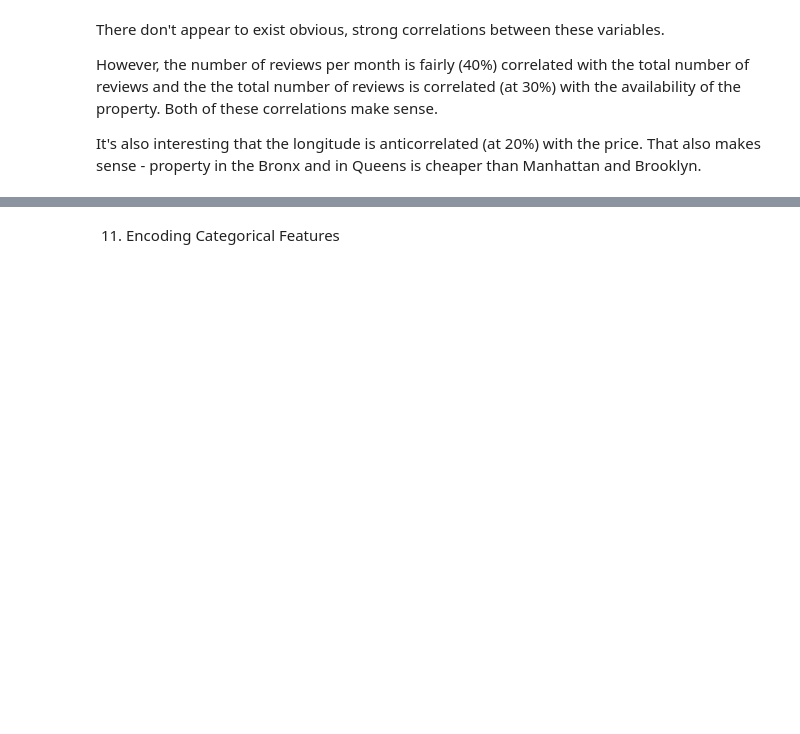
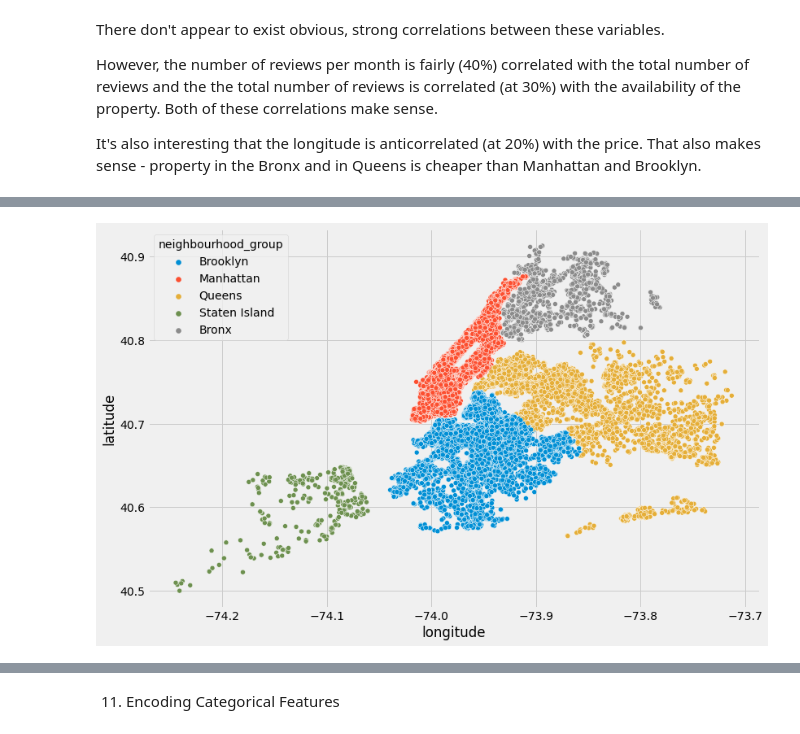
Before and after one commit to gauriverma19/NYC_AIRBNB_PRICE_PREDICTION, a Jupyter notebook: airbnb_nyc.ipynb, the cells around one changed output, grey strips where cells are left out. Drawn from its saved outputs; the diff is of its cells as text; code cells hidden in the pictures; blank space fills up the shorter version.

```diff
--- a/airbnb_nyc.ipynb
+++ b/airbnb_nyc.ipynb
@@ -374,0 +389,7 @@ Converting input from bool to <class 'numpy.uint8'> for compatibility.
+# %%
+#scatter plot to show cluster location by neighborhood group
+plt.figure(figsize=(12,8))
+sns.scatterplot(x=data.longitude,y=data.latitude,hue=data.neighbourhood_group)
+plt.show()
+# %% [output]
+[figure, added]
```
Also changed, not shown: parts of 22 cells of this notebook.
